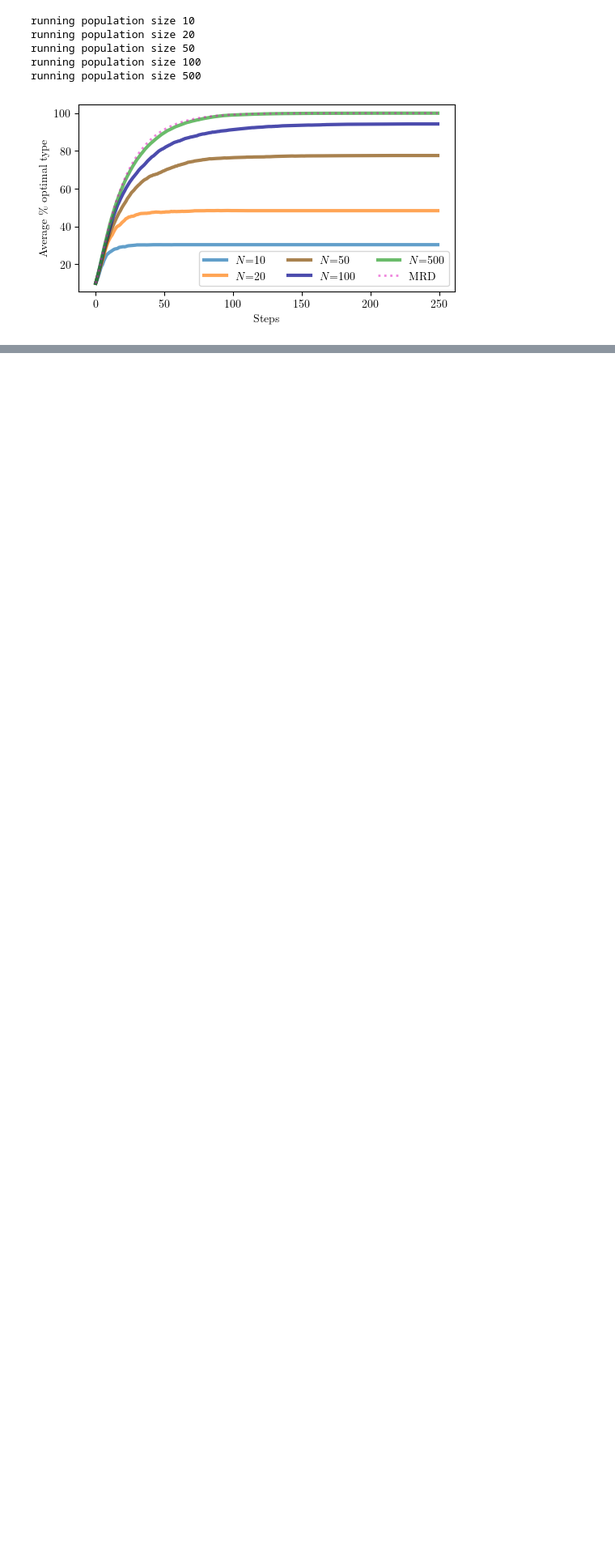
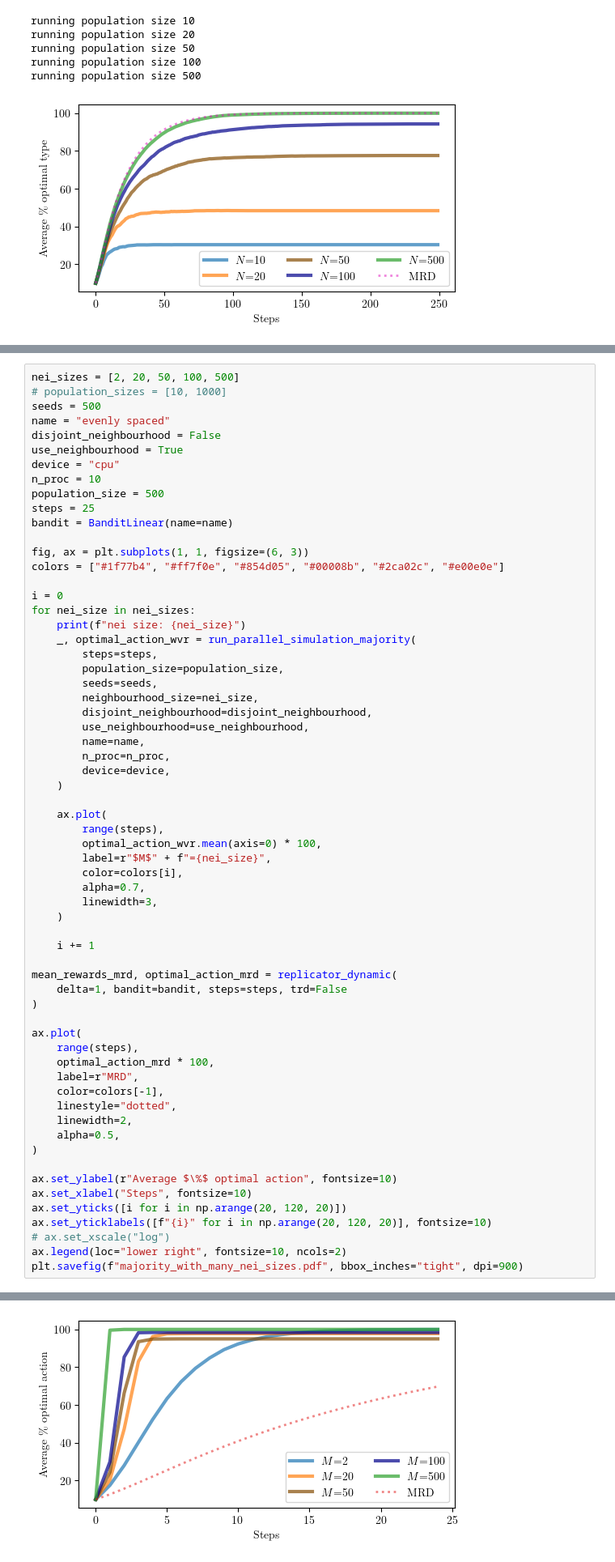
Before and after one commit to MISTLab/HiveMindRL, a Jupyter notebook: src/plots.ipynb, the cells around one changed output, grey strips where cells are left out. Shown: that part at 81% size. Cells and saved outputs as stored; diff of their text form; blank space fills up the shorter version.

```diff
--- a/src/plots.ipynb
+++ b/src/plots.ipynb
@@ -260,0 +345,64 @@ running population size 500
+# %%
+nei_sizes = [2, 20, 50, 100, 500]
+# population_sizes = [10, 1000]
+seeds = 500
+name = "evenly spaced"
+disjoint_neighbourhood = False
+use_neighbourhood = True
+device = "cpu"
+n_proc = 10
+population_size = 500
+steps = 25
+bandit = BanditLinear(name=name)
+
+fig, ax = plt.subplots(1, 1, figsize=(6, 3))
+colors = ["#1f77b4", "#ff7f0e", "#854d05", "#00008b", "#2ca02c", "#e00e0e"]
+
+i = 0
+for nei_size in nei_sizes:
+    print(f"nei size: {nei_size}")
+    _, optimal_action_wvr = run_parallel_simulation_majority(
+        steps=steps,
+        population_size=population_size,
+        seeds=seeds,
+        neighbourhood_size=nei_size,
+        disjoint_neighbourhood=disjoint_neighbourhood,
+        use_neighbourhood=use_neighbourhood,
+        name=name,
+        n_proc=n_proc,
+        device=device,
+    )
+
+    ax.plot(
+        range(steps),
+        optimal_action_wvr.mean(axis=0) * 100,
+        label=r"$M$" + f"={nei_size}",
+        color=colors[i],
+        alpha=0.7,
+        linewidth=3,
+    )
+
+    i += 1
+
+mean_rewards_mrd, optimal_action_mrd = replicator_dynamic(
+    delta=1, bandit=bandit, steps=steps, trd=False
+)
+
+ax.plot(
+    range(steps),
+    optimal_action_mrd * 100,
+    label=r"MRD",
+    color=colors[-1],
+    linestyle="dotted",
+    linewidth=2,
+    alpha=0.5,
+)
+
+ax.set_ylabel(r"Average $\%$ optimal action", fontsize=10)
+ax.set_xlabel("Steps", fontsize=10)
+ax.set_yticks([i for i in np.arange(20, 120, 20)])
+ax.set_yticklabels([f"{i}" for i in np.arange(20, 120, 20)], fontsize=10)
+# ax.set_xscale("log")
+ax.legend(loc="lower right", fontsize=10, ncols=2)
+plt.savefig(f"majority_with_many_nei_sizes.pdf", bbox_inches="tight", dpi=900)
+# %% [output]
@@ -260,0 +426 @@ running population size 500
+[figure, added]
```
Also changed, not shown: parts of 5 cells of this notebook, 8 other files.
